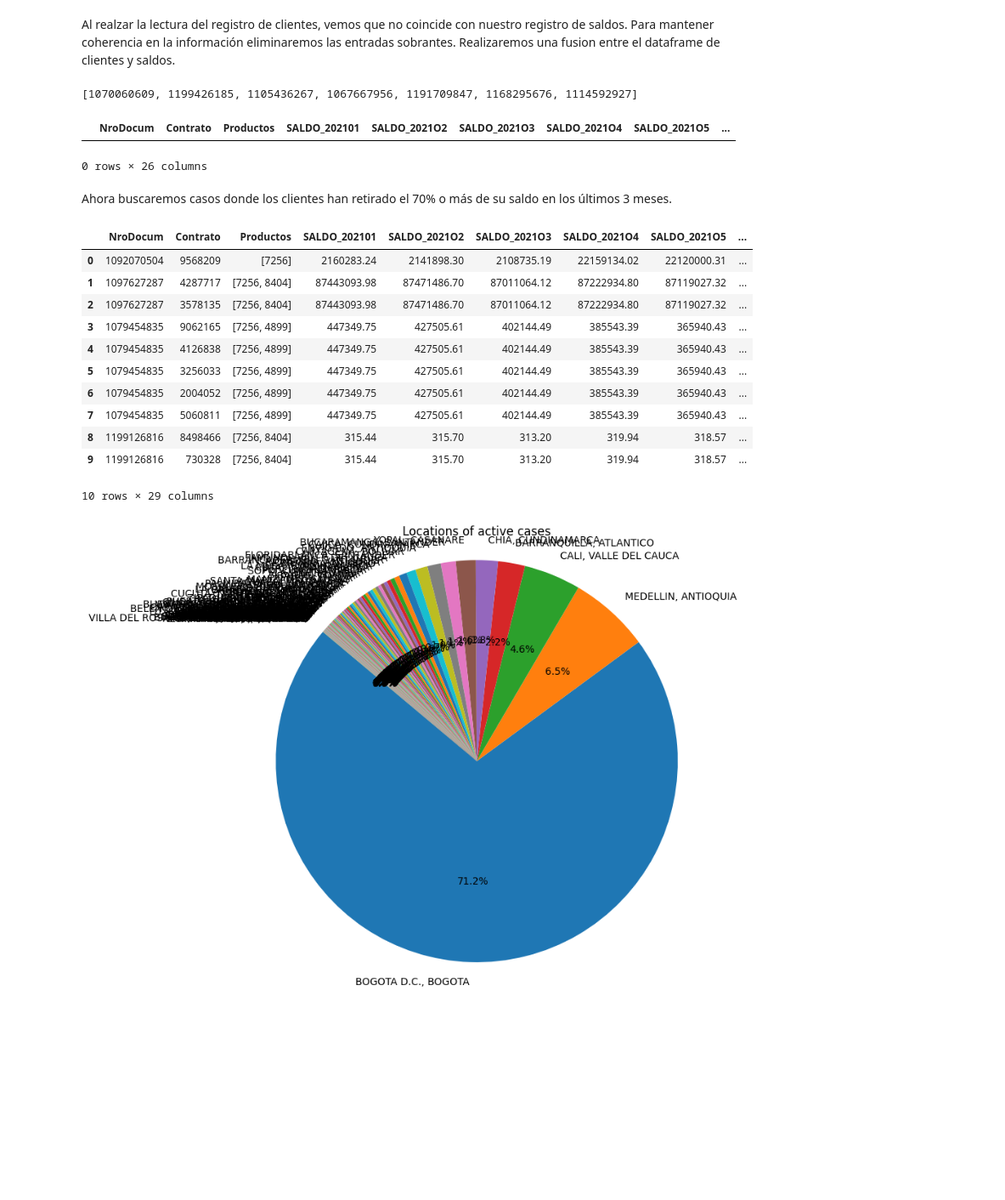
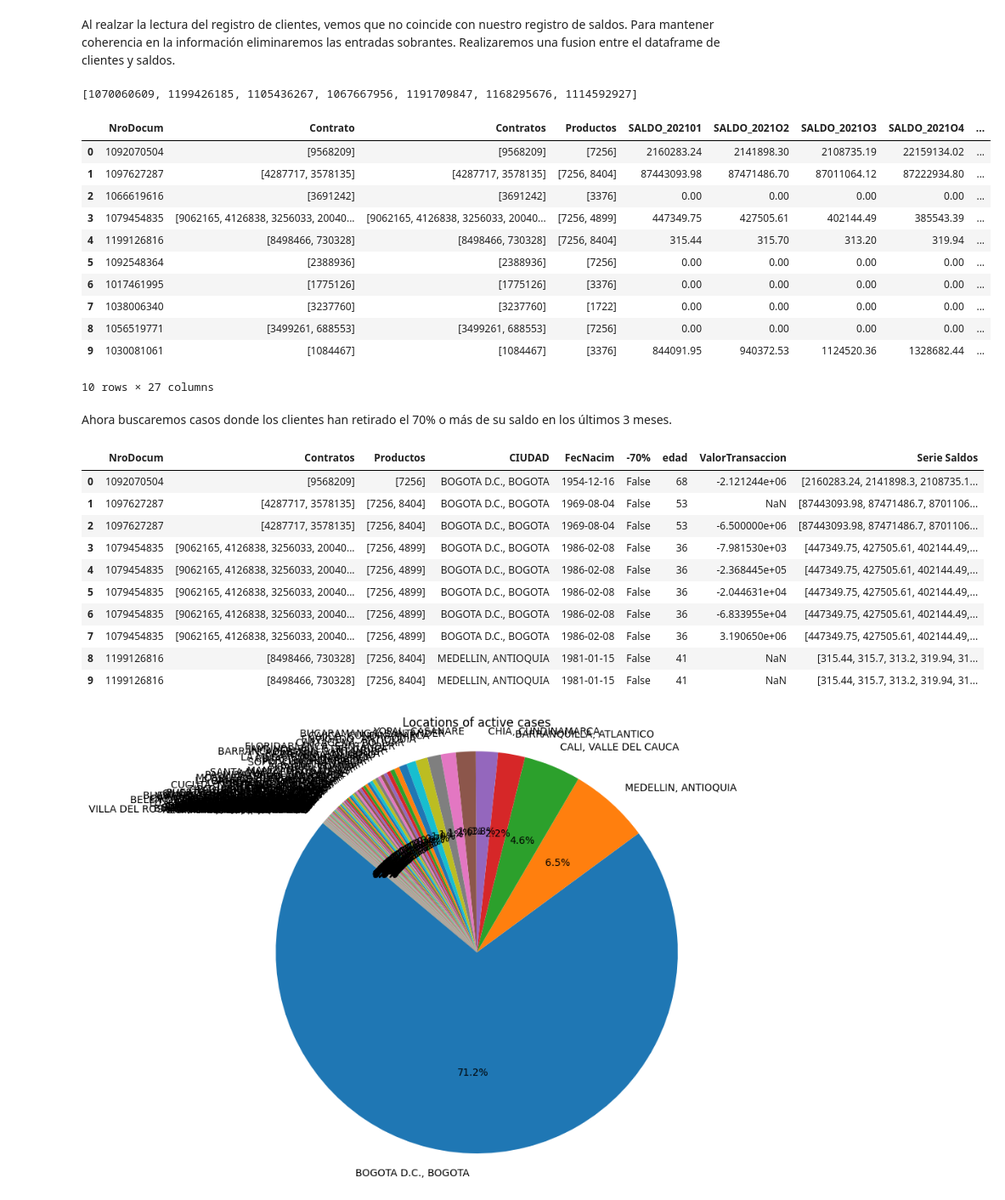
Before and after one commit to LER-Artema/skandia, a Jupyter notebook: skandia/modelo_predictivo.ipynb, the cells around one changed output. Shown at 85% size. Cells and saved outputs as stored; diff of their text form; code cells hidden in the pictures; blank space fills up the shorter version.

```diff
--- a/skandia/modelo_predictivo.ipynb
+++ b/skandia/modelo_predictivo.ipynb
@@ -21,6 +21,7 @@ saldos = saldos.loc[saldos['TipoDocum'] == 'C ']
 
 info_por_cliente = saldos.groupby('NroDocum').agg(
     Contrato=('Contrato', list),
+    Contratos=('Contrato', list),
     # NumeroContratos=('Contrato', 'count'),
     # NumeroProductos=('PlanProducto', 'count'),
     Productos=('PlanProducto', list),
@@ -100,30 +101,45 @@ Realizaremos una fusion entre el dataframe de clientes y saldos.
 # %%
 
 clientes = pq.read_table('0clientes.parquet').to_pandas()
 clientes = clientes.loc[clientes['TIPODOCUM'] == 'C']
 clientes.drop(
     columns=['EnvioExtractos', 'TIPODOCUM'], inplace=True)
 
 missings = list(set(info_por_cliente.NroDocum.drop_duplicates().values) - set(clientes.NroDocum.values))
 print(missings)
 mask = clientes['NroDocum'].isin(missings)
 clientes = clientes[~mask]
+# info_por_cliente.loc[info_por_cliente.NroDocum == 1017461995]
+
 info_por_cliente = info_por_cliente.merge(clientes, how="right", left_on=['NroDocum'], right_on=['NroDocum'])
-# saldos.drop(
-#     columns=[ 'TIPODOCUM', 'FecNacim_x', 'FecNacim_y'], inplace=True)
-info_por_cliente.head(15)
-# clientes
-info_por_cliente.loc[info_por_cliente.Contrato == 10359]
+info_por_cliente.head(10)
+# info_por_cliente.loc[info_por_cliente.NroDocum == 1017461995]
+# # saldos.drop(
+# #     columns=[ 'TIPODOCUM', 'FecNacim_x', 'FecNacim_y'], inplace=True)
+# info_por_cliente.head(15)
+# info_por_cliente.loc[info_por_cliente.Contrato == 10359]
 # %% [output]
 [1070060609, 1199426185, 1105436267, 1067667956, 1191709847, 1168295676, 1114592927]
-|  | NroDocum | Contrato | Productos | SALDO_202101 | SALDO_2021O2 | SALDO_2021O3 | SALDO_2021O4 | SALDO_2021O5 | ... |
+|  | NroDocum | Contrato | Contratos | Productos | SALDO_202101 | SALDO_2021O2 | SALDO_2021O3 | SALDO_2021O4 | ... |
+| 0 | 1092070504 | [9568209] | [9568209] | [7256] | 2160283.24 | 2141898.30 | 2108735.19 | 22159134.02 | ... |
+| 1 | 1097627287 | [4287717, 3578135] | [4287717, 3578135] | [7256, 8404] | 87443093.98 | 87471486.70 | 87011064.12 | 87222934.80 | ... |
+| 2 | 1066619616 | [3691242] | [3691242] | [3376] | 0.00 | 0.00 | 0.00 | 0.00 | ... |
+| 3 | 1079454835 | [9062165, 4126838, 3256033, 20040... | [9062165, 4126838, 3256033, 20040... | [7256, 4899] | 447349.75 | 427505.61 | 402144.49 | 385543.39 | ... |
+| 4 | 1199126816 | [8498466, 730328] | [8498466, 730328] | [7256, 8404] | 315.44 | 315.70 | 313.20 | 319.94 | ... |
+| 5 | 1092548364 | [2388936] | [2388936] | [7256] | 0.00 | 0.00 | 0.00 | 0.00 | ... |
+| 6 | 1017461995 | [1775126] | [1775126] | [3376] | 0.00 | 0.00 | 0.00 | 0.00 | ... |
+| 7 | 1038006340 | [3237760] | [3237760] | [1722] | 0.00 | 0.00 | 0.00 | 0.00 | ... |
+| 8 | 1056519771 | [3499261, 688553] | [3499261, 688553] | [7256] | 0.00 | 0.00 | 0.00 | 0.00 | ... |
+| 9 | 1030081061 | [1084467] | [1084467] | [3376] | 844091.95 | 940372.53 | 1124520.36 | 1328682.44 | ... |
-0 rows × 26 columns
+10 rows × 27 columns
 # %% [markdown]
 Ahora buscaremos casos donde los clientes han retirado el 70% o más de su saldo en los últimos 3 meses.
 # %%
 regex = r'^SALDO'
-# columnas que coinciden con el regex y suma a lo largo de las filas
-# info_por_cliente['suma_tres_meses'] = info_por_cliente['SALDO_202210'] + info_por_cliente['SALDO_202208'] + info_por_cliente['SALDO_202207']
+def group_columns_by_regex(row, regex):
+    selected_columns = row.filter(regex=regex)
+    return selected_columns.tolist()
+
 mask_saldos = info_por_cliente.filter(regex=regex).sum(axis=1).isin([0])
 info_por_cliente = info_por_cliente[~mask_saldos]
 
@@ -133,30 +149,34 @@ info_por_cliente = info_por_cliente.astype({'edad': 'str'})
 info_por_cliente['edad'] = info_por_cliente['edad'].str.slice(0, 4)
 info_por_cliente = info_por_cliente.astype({'edad': 'int'})
 info_por_cliente['edad'] = -(info_por_cliente['edad'] -2022)
-# info_por_cliente.loc[int(info_por_cliente['FecNacim'][0:4]) - 2022 >= (info_por_cliente['SALDO_202206'] * 0.30), '-70%'] = True
 
 info_por_cliente.loc[info_por_cliente['SALDO_202206'] - info_por_cliente['SALDO_202210'] >= (
             info_por_cliente['SALDO_202206'] * 0.30), '-70%'] = True
 
-info_por_cliente = pd.merge(info_por_cliente.explode('Contrato'), transferencias_promedio, on='Contrato', how='left')
+info_por_cliente = pd.merge(info_por_cliente.explode('Contrato'), transferencias_promedio, on='Contrato', how='left').reset_index()
+
 # Agrupar por usuario y sumar los números asociados a los contratos
-# info_por_cliente = info_por_cliente.groupby('NroDocum')['ValorTransaccion'].sum().reset_index()
+info_por_cliente['Serie Saldos'] = info_por_cliente.apply(lambda row: group_columns_by_regex(row, regex), axis=1)
+# info_por_cliente['Serie Fechas'] = info_por_cliente.apply(lambda row: group_columns_by_regex(row, regex), axis=1)
+info_por_cliente.drop(
+    columns=['index', 'Contrato'], inplace=True)
+
+info_por_cliente = info_por_cliente.filter(regex=f'^(?!{regex}).*$', axis=1)
 
 info_por_cliente.head(10)
 # 1092070504
 # %% [output]
-|  | NroDocum | Contrato | Productos | SALDO_202101 | SALDO_2021O2 | SALDO_2021O3 | SALDO_2021O4 | SALDO_2021O5 | ... |
-| 0 | 1092070504 | 9568209 | [7256] | 2160283.24 | 2141898.30 | 2108735.19 | 22159134.02 | 22120000.31 | ... |
-| 1 | 1097627287 | 4287717 | [7256, 8404] | 87443093.98 | 87471486.70 | 87011064.12 | 87222934.80 | 87119027.32 | ... |
-| 2 | 1097627287 | 3578135 | [7256, 8404] | 87443093.98 | 87471486.70 | 87011064.12 | 87222934.80 | 87119027.32 | ... |
-| 3 | 1079454835 | 9062165 | [7256, 4899] | 447349.75 | 427505.61 | 402144.49 | 385543.39 | 365940.43 | ... |
-| 4 | 1079454835 | 4126838 | [7256, 4899] | 447349.75 | 427505.61 | 402144.49 | 385543.39 | 365940.43 | ... |
-| 5 | 1079454835 | 3256033 | [7256, 4899] | 447349.75 | 427505.61 | 402144.49 | 385543.39 | 365940.43 | ... |
-| 6 | 1079454835 | 2004052 | [7256, 4899] | 447349.75 | 427505.61 | 402144.49 | 385543.39 | 365940.43 | ... |
-| 7 | 1079454835 | 5060811 | [7256, 4899] | 447349.75 | 427505.61 | 402144.49 | 385543.39 | 365940.43 | ... |
-| 8 | 1199126816 | 8498466 | [7256, 8404] | 315.44 | 315.70 | 313.20 | 319.94 | 318.57 | ... |
-| 9 | 1199126816 | 730328 | [7256, 8404] | 315.44 | 315.70 | 313.20 | 319.94 | 318.57 | ... |
+|  | NroDocum | Contratos | Productos | CIUDAD | FecNacim | -70% | edad | ValorTransaccion | Serie Saldos |
+| 0 | 1092070504 | [9568209] | [7256] | BOGOTA D.C., BOGOTA | 1954-12-16 | False | 68 | -2.121244e+06 | [2160283.24, 2141898.3, 2108735.1... |
+| 1 | 1097627287 | [4287717, 3578135] | [7256, 8404] | BOGOTA D.C., BOGOTA | 1969-08-04 | False | 53 | NaN | [87443093.98, 87471486.7, 8701106... |
+| 2 | 1097627287 | [4287717, 3578135] | [7256, 8404] | BOGOTA D.C., BOGOTA | 1969-08-04 | False | 53 | -6.500000e+06 | [87443093.98, 87471486.7, 8701106... |
+| 3 | 1079454835 | [9062165, 4126838, 3256033, 20040... | [7256, 4899] | BOGOTA D.C., BOGOTA | 1986-02-08 | False | 36 | -7.981530e+03 | [447349.75, 427505.61, 402144.49,... |
+| 4 | 1079454835 | [9062165, 4126838, 3256033, 20040... | [7256, 4899] | BOGOTA D.C., BOGOTA | 1986-02-08 | False | 36 | -2.368445e+05 | [447349.75, 427505.61, 402144.49,... |
+| 5 | 1079454835 | [9062165, 4126838, 3256033, 20040... | [7256, 4899] | BOGOTA D.C., BOGOTA | 1986-02-08 | False | 36 | -2.044631e+04 | [447349.75, 427505.61, 402144.49,... |
+| 6 | 1079454835 | [9062165, 4126838, 3256033, 20040... | [7256, 4899] | BOGOTA D.C., BOGOTA | 1986-02-08 | False | 36 | -6.833955e+04 | [447349.75, 427505.61, 402144.49,... |
+| 7 | 1079454835 | [9062165, 4126838, 3256033, 20040... | [7256, 4899] | BOGOTA D.C., BOGOTA | 1986-02-08 | False | 36 | 3.190650e+06 | [447349.75, 427505.61, 402144.49,... |
+| 8 | 1199126816 | [8498466, 730328] | [7256, 8404] | MEDELLIN, ANTIOQUIA | 1981-01-15 | False | 41 | NaN | [315.44, 315.7, 313.2, 319.94, 31... |
+| 9 | 1199126816 | [8498466, 730328] | [7256, 8404] | MEDELLIN, ANTIOQUIA | 1981-01-15 | False | 41 | NaN | [315.44, 315.7, 313.2, 319.94, 31... |
-10 rows × 29 columns
 # %%
 import matplotlib.pyplot as plt
 
```
Also changed, not shown: parts of 3 cells of this notebook.
